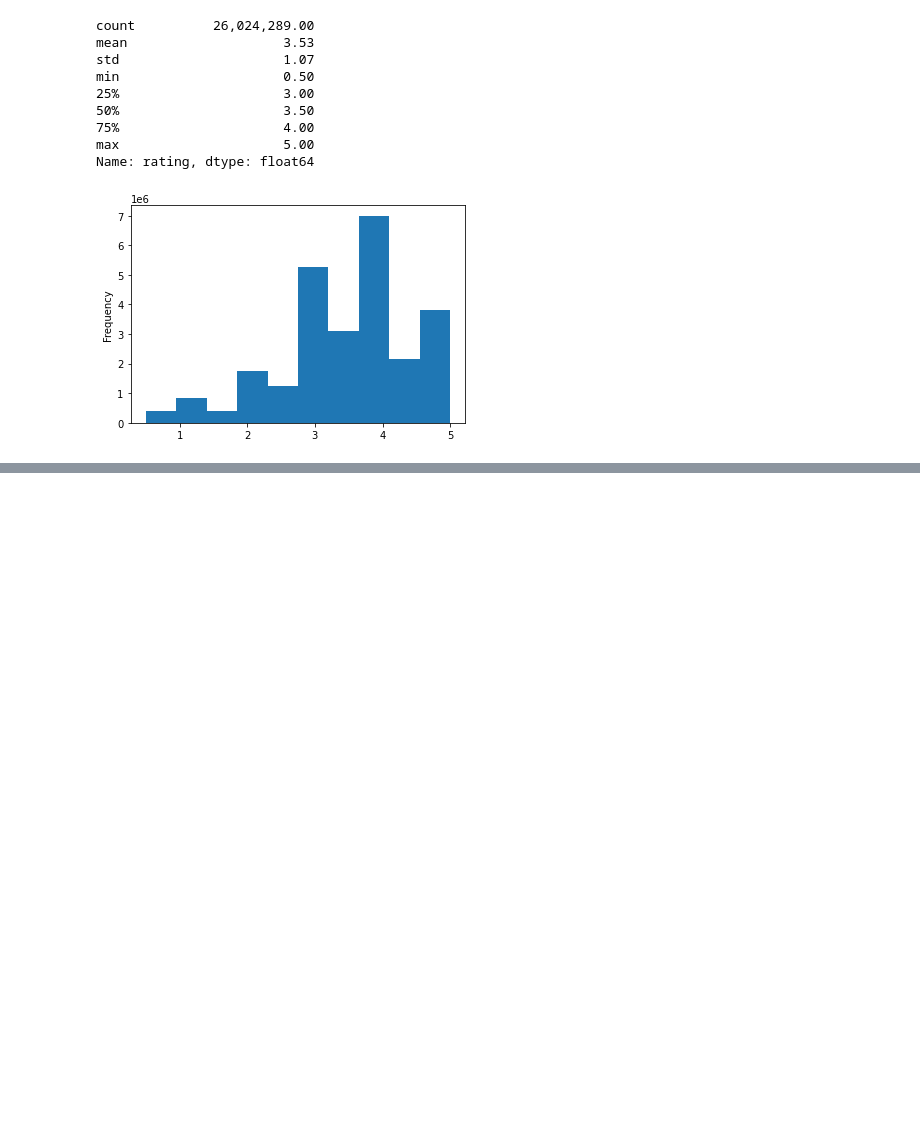
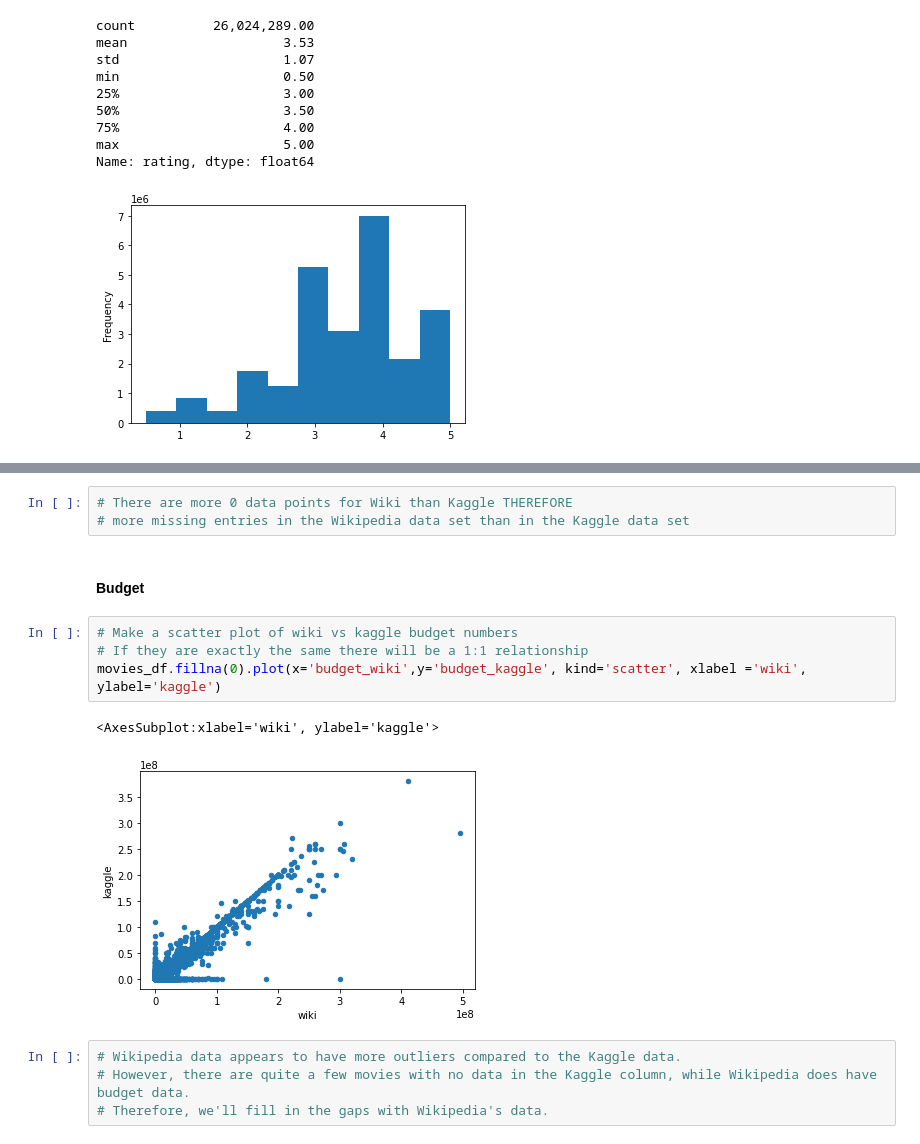
Before and after one commit to nsmeltz/Movies_ETL, a Jupyter notebook: Movies_ETL.ipynb, the cells around one changed output, grey strips where cells are left out. Cells and saved outputs as stored; diff of their text form; blank space fills up the shorter version.

```diff
--- a/Movies_ETL.ipynb
+++ b/Movies_ETL.ipynb
@@ -1137,0 +1212,16 @@ Name: rating, dtype: float64
+# %%
+# There are more 0 data points for Wiki than Kaggle THEREFORE
+# more missing entries in the Wikipedia data set than in the Kaggle data set
+# %% [markdown]
+#### Budget
+# %%
+# Make a scatter plot of wiki vs kaggle budget numbers
+# If they are exactly the same there will be a 1:1 relationship
+movies_df.fillna(0).plot(x='budget_wiki',y='budget_kaggle', kind='scatter', xlabel ='wiki', ylabel='kaggle')
+# %% [output]
+<AxesSubplot:xlabel='wiki', ylabel='kaggle'>
+[figure, added]
+# %%
+# Wikipedia data appears to have more outliers compared to the Kaggle data.
+# However, there are quite a few movies with no data in the Kaggle column, while Wikipedia does have budget data.
+# Therefore, we'll fill in the gaps with Wikipedia's data.
```
Also changed, not shown: parts of 37 cells of this notebook.
